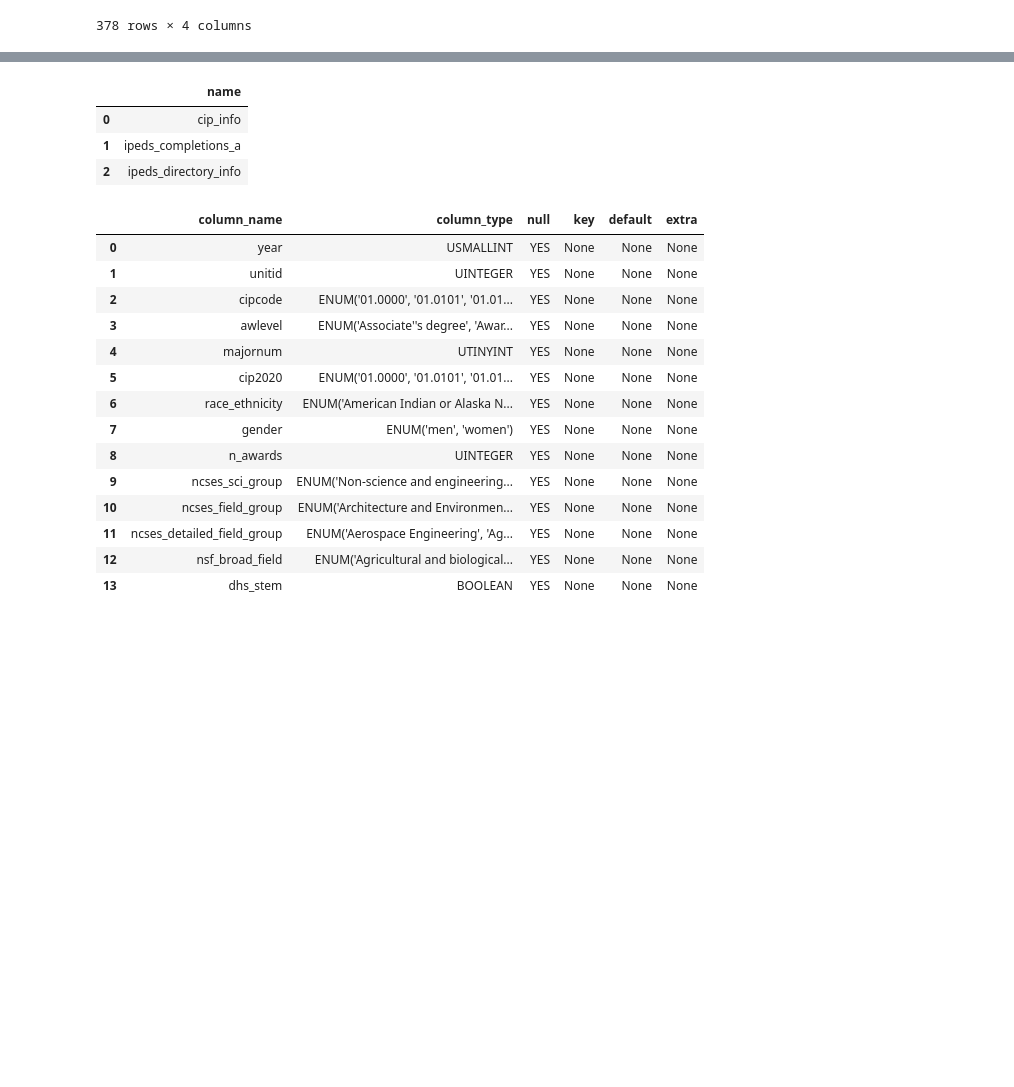
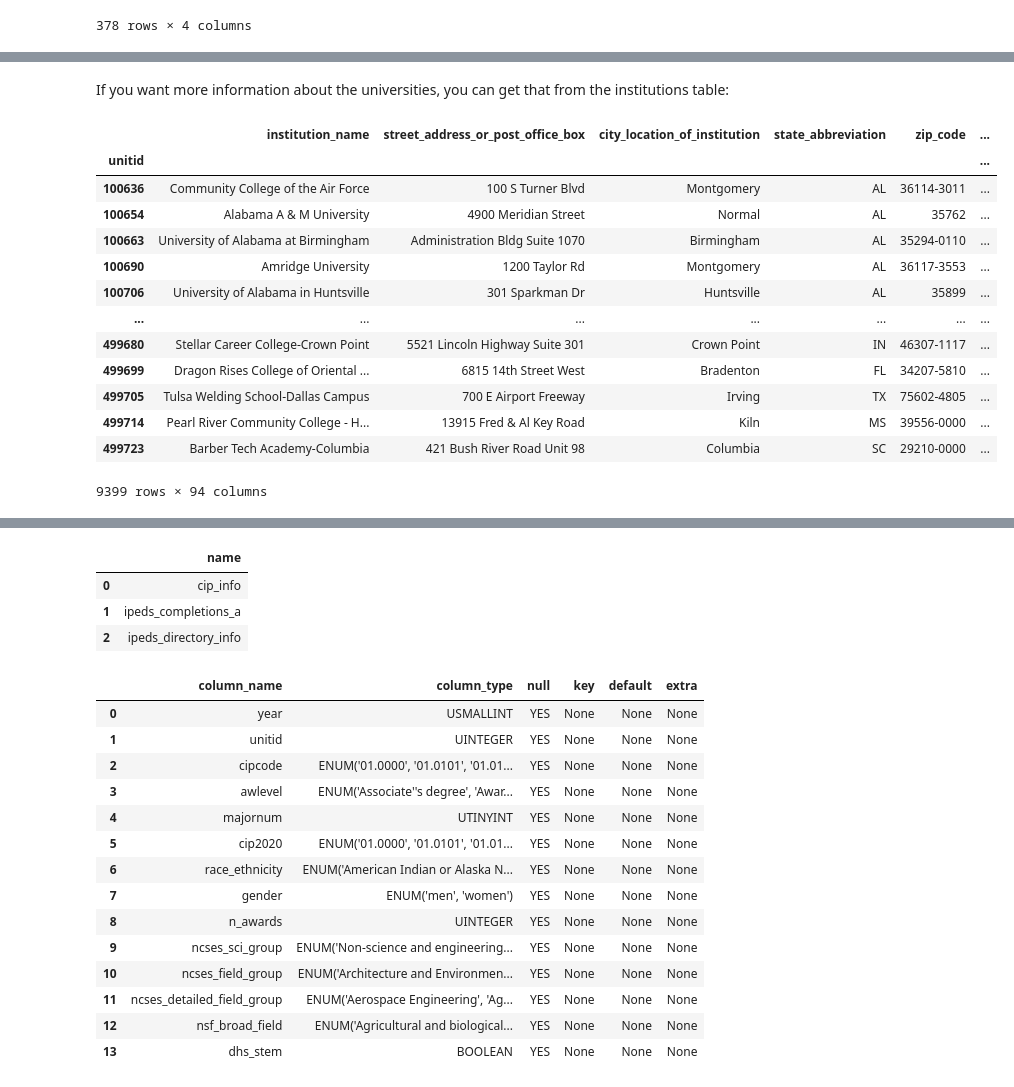
Before and after one commit to scienceforamerica/scipeds, a Jupyter notebook: docs/docs/usage.ipynb, the cells around one changed output, grey strips where cells are left out. Saved outputs shown, nothing was run; the diff lists cells and outputs as text; code cells hidden in the pictures; blank space fills up the shorter version.

```diff
--- a/docs/docs/usage.ipynb
+++ b/docs/docs/usage.ipynb
@@ -334,0 +364,19 @@ df
+# %% [markdown]
+If you want more information about the universities, you can get that from the institutions table:
+# %%
+engine.get_institutions_table()
+# %% [output]
+|  | institution_name | street_address_or_post_office_box | city_location_of_institution | state_abbreviation | zip_code | ... |
+| unitid |  |  |  |  |  | ... |
+| 100636 | Community College of the Air Force | 100 S Turner Blvd | Montgomery | AL | 36114-3011 | ... |
+| 100654 | Alabama A & M University | 4900 Meridian Street | Normal | AL | 35762 | ... |
+| 100663 | University of Alabama at Birmingham | Administration Bldg Suite 1070 | Birmingham | AL | 35294-0110 | ... |
+| 100690 | Amridge University | 1200 Taylor Rd | Montgomery | AL | 36117-3553 | ... |
+| 100706 | University of Alabama in Huntsville | 301 Sparkman Dr | Huntsville | AL | 35899 | ... |
+| ... | ... | ... | ... | ... | ... | ... |
+| 499680 | Stellar Career College-Crown Point | 5521 Lincoln Highway Suite 301 | Crown Point | IN | 46307-1117 | ... |
+| 499699 | Dragon Rises College of Oriental ... | 6815 14th Street West | Bradenton | FL | 34207-5810 | ... |
+| 499705 | Tulsa Welding School-Dallas Campus | 700 E Airport Freeway | Irving | TX | 75602-4805 | ... |
+| 499714 | Pearl River Community College - H... | 13915 Fred & Al Key Road | Kiln | MS | 39556-0000 | ... |
+| 499723 | Barber Tech Academy-Columbia | 421 Bush River Road Unit 98 | Columbia | SC | 29210-0000 | ... |
+9399 rows × 94 columns
```
Also changed, not shown: parts of 15 cells of this notebook.
